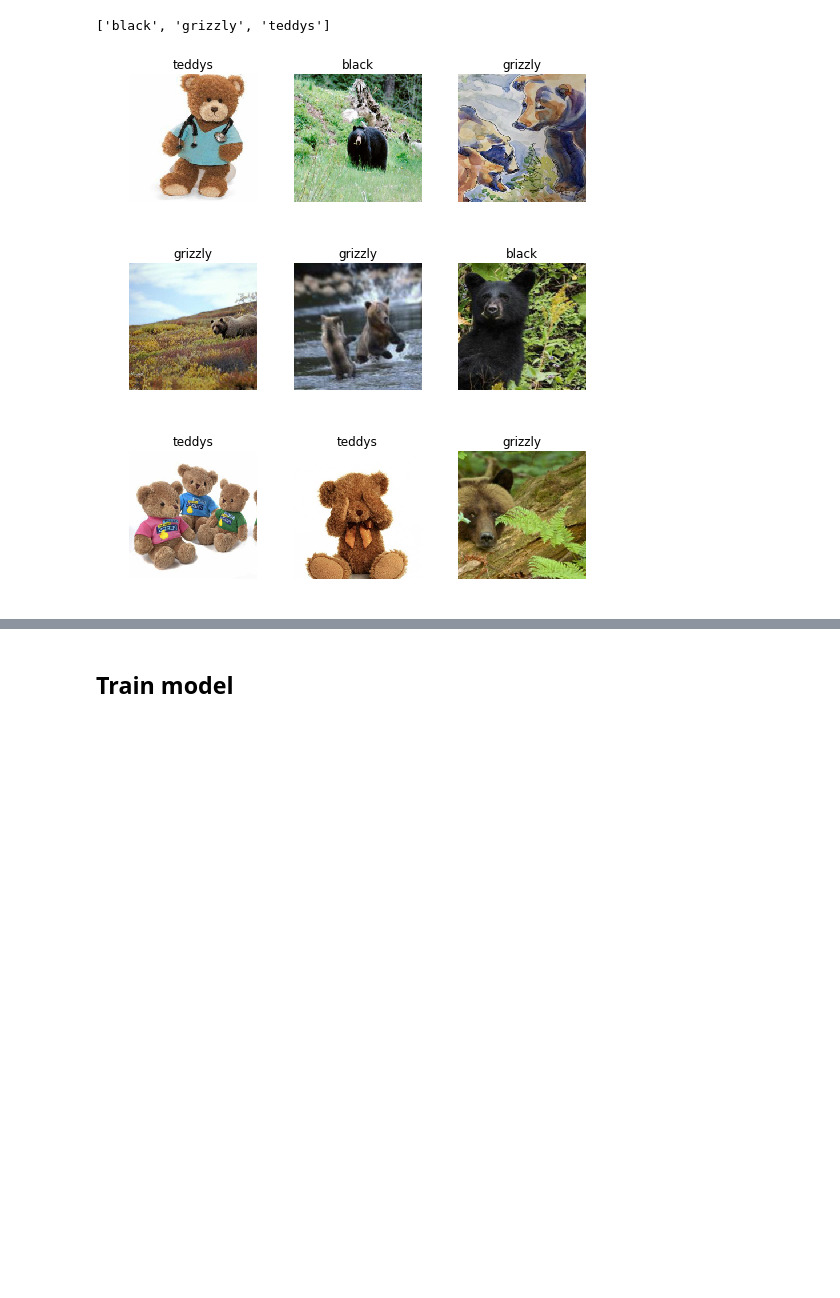
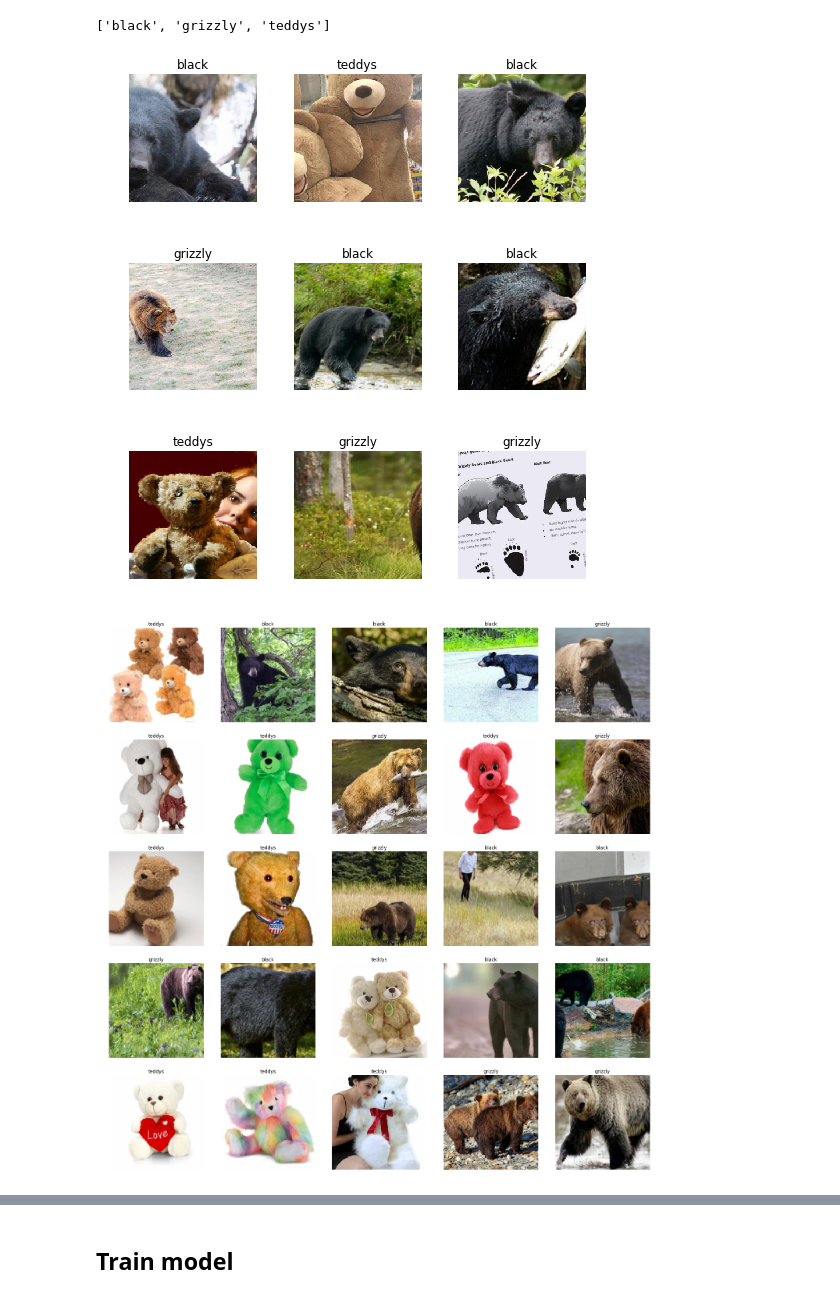
Before and after one commit to kkh1178/fastai_machinelearning, a Jupyter notebook: lesson2-download.ipynb, the cells around one changed output, grey strips where cells are left out. Cells and saved outputs as stored; diff of their text form; code cells hidden in the pictures; blank space fills up the shorter version.

```diff
--- a/lesson2-download.ipynb
+++ b/lesson2-download.ipynb
@@ -172,7 +130,7 @@ cannot identify image file <_io.BufferedReader name='data/bears/black/00000135.j
 # %%
 np.random.seed(42)
 data = ImageDataBunch.from_folder(path, train=".", valid_pct=0.2,
-        ds_tfms=get_transforms(), size=224, num_workers=4).normalize(imagenet_stats)
+        ds_tfms=get_transforms(), size=224, num_workers=0, no_check=True).normalize(imagenet_stats)
 # %%
 # If you already cleaned your data, run this cell instead of the one before
 # np.random.seed(42)
@@ -186,5 +144,7 @@ data.classes
 ['black', 'grizzly', 'teddys']
 # %%
 data.show_batch(rows=3, figsize=(7,8))
+data.show_batch()
 # %% [output]
-[figure, old version]
+[figure, new version]
+[figure, added]
```
Also changed, not shown: parts of 14 cells of this notebook.
